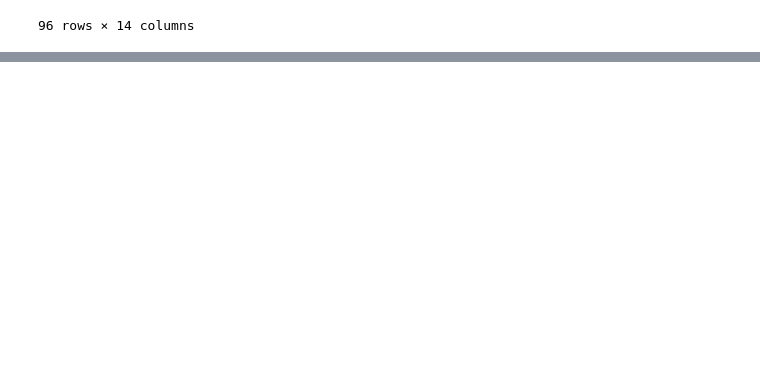
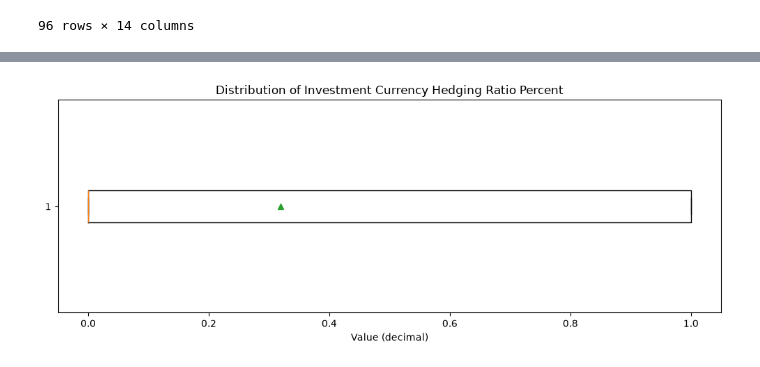
Before and after one commit to terra9/superannuation-performance-early-warning, a Jupyter notebook: notebooks/apra_data_audit.ipynb, the cells around one changed output, grey strips where cells are left out. Saved outputs shown, nothing was run; the diff lists cells and outputs as text; code cells hidden in the pictures; blank space fills up the shorter version.

```diff
--- a/notebooks/apra_data_audit.ipynb
+++ b/notebooks/apra_data_audit.ipynb
@@ -2577,0 +3171,8 @@ hist_enriched["structure_unmatched"] = (
+# %%
+historical_saa["time_key"] = pd.to_datetime(
+    historical_saa["time_key"]
+        .astype("Int64")
+        .astype("string"),
+    format="%Y%m%d",
+    errors="coerce"
+)
@@ -2577,0 +3198,18 @@ hist_enriched["structure_unmatched"] = (
+# %%
+saa_hedgingRatioPercent = historical_saa["InvestmentCurrencyHedgingRatioPercent"]
+
+# Create boxplot
+plt.figure(figsize=(10, 4))
+plt.boxplot(
+    saa_hedgingRatioPercent,
+    orientation="horizontal",
+    showmeans=True
+)
+
+plt.title(f"Distribution of Investment Currency Hedging Ratio Percent")
+plt.xlabel("Value (decimal)")
+# plt.yticks([1], [metric])
+plt.tight_layout()
+plt.show()
+# %% [output]
+[figure, added]
```
Also changed, not shown: parts of 42 cells of this notebook.
